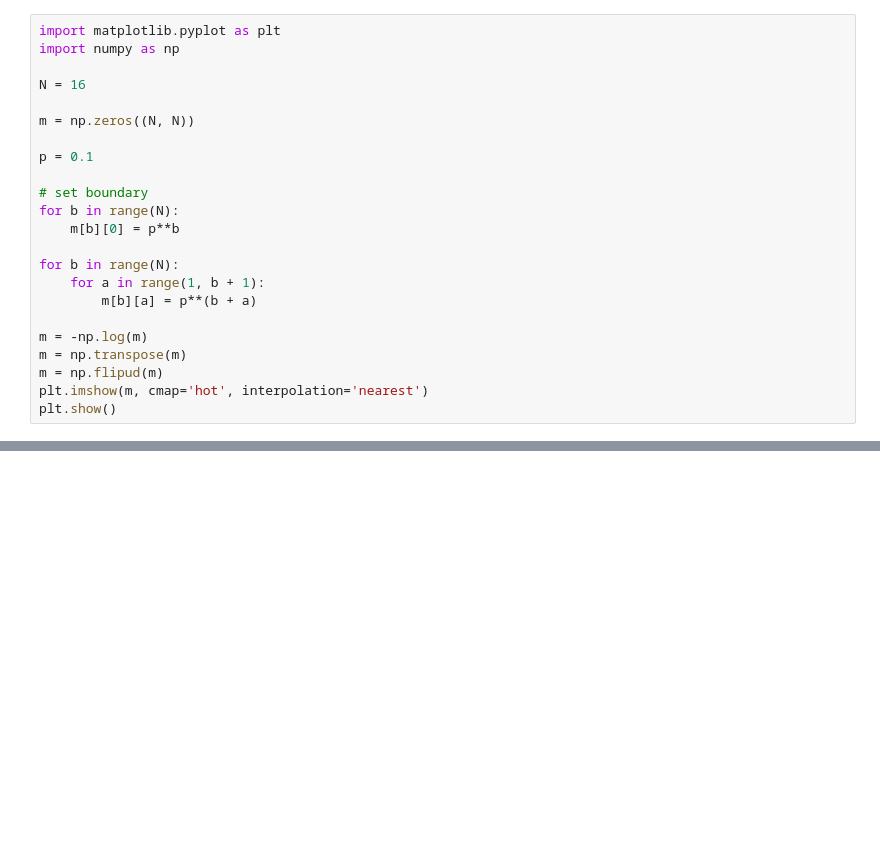
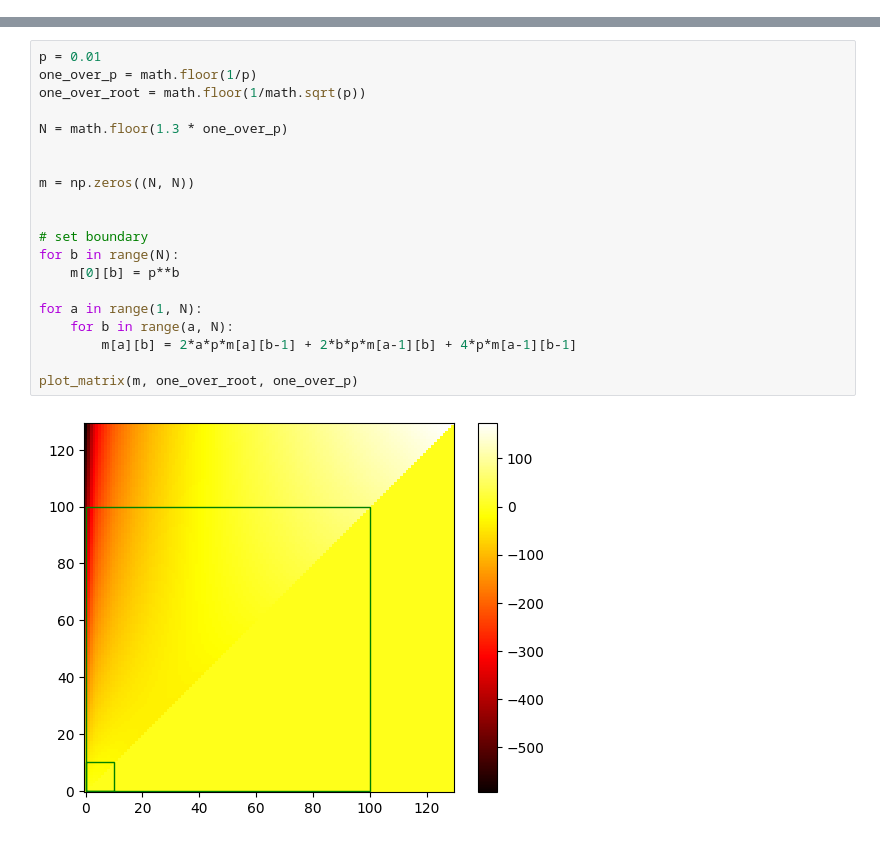
Before and after one commit to augustoteixeira/bootstrap, a Jupyter notebook: py_local_modified/Untitled.ipynb, the cells around one changed output, grey strips where cells are left out. Drawn from its saved outputs; the diff is of its cells as text; blank space fills up the shorter version.

```diff
--- a/py_local_modified/Untitled.ipynb
+++ b/py_local_modified/Untitled.ipynb
@@ -1,23 +0,0 @@
-# %%
-import matplotlib.pyplot as plt
-import numpy as np
-
-N = 16
-
-m = np.zeros((N, N))
-
-p = 0.1
-
-# set boundary
-for b in range(N):
-    m[b][0] = p**b
-
-for b in range(N):
-    for a in range(1, b + 1):
-        m[b][a] = p**(b + a)
-
-m = -np.log(m)
-m = np.transpose(m)
-m = np.flipud(m)
-plt.imshow(m, cmap='hot', interpolation='nearest')
-plt.show()
@@ -25,0 +34,22 @@ plt.show()
+# %%
+p = 0.01
+one_over_p = math.floor(1/p)
+one_over_root = math.floor(1/math.sqrt(p))
+
+N = math.floor(1.3 * one_over_p)
+
+
+m = np.zeros((N, N))
+
+
+# set boundary
+for b in range(N):
+    m[0][b] = p**b
+
+for a in range(1, N):
+    for b in range(a, N):
+        m[a][b] = 2*a*p*m[a][b-1] + 2*b*p*m[a-1][b] + 4*p*m[a-1][b-1]
+
+plot_matrix(m, one_over_root, one_over_p)
+# %% [output]
+[figure, added]
```
Also changed, not shown: parts of 5 cells of this notebook.
